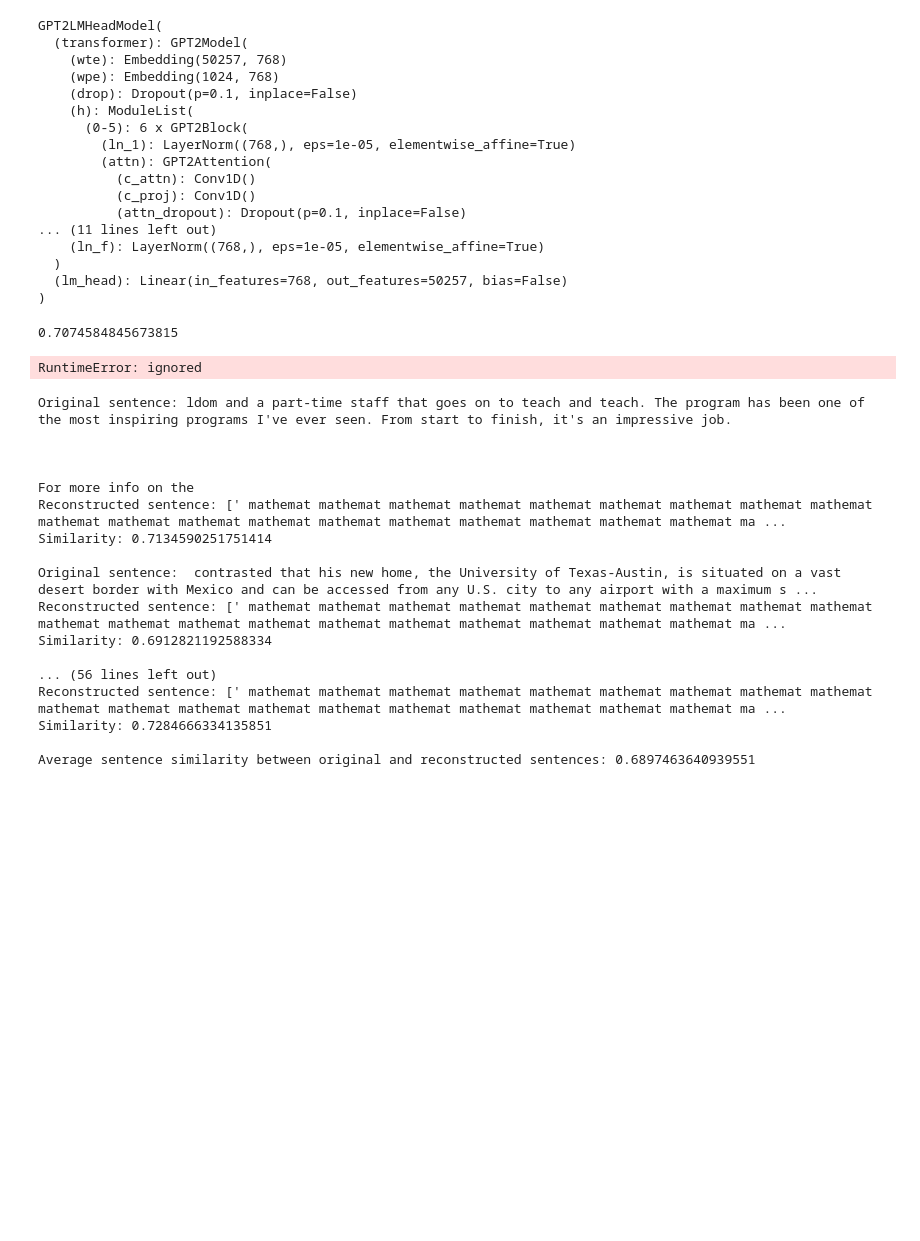
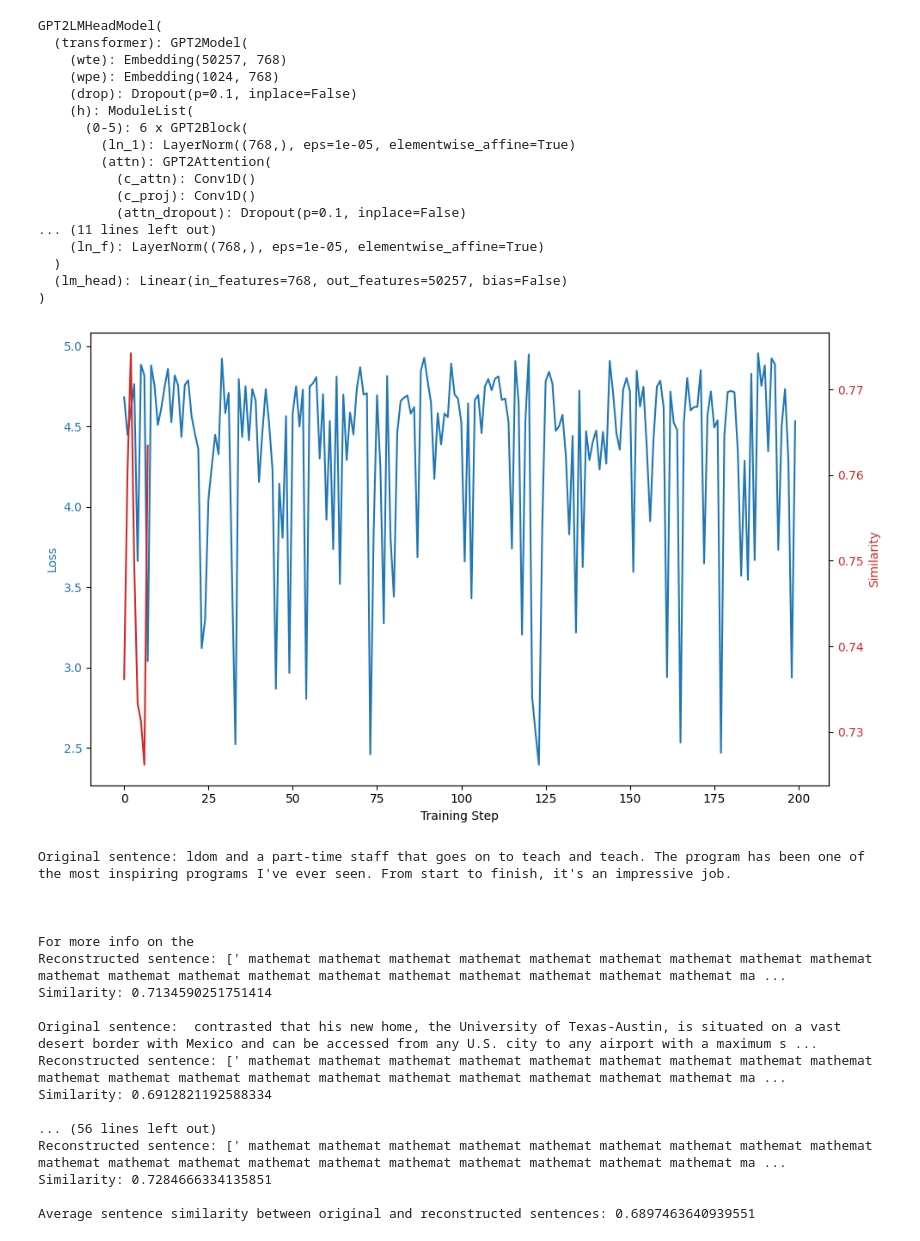
Before and after one commit to scottviteri/NNVisualizationWithAutoencoder, a Jupyter notebook: Deep_dream_for_llms.ipynb, the cells around one changed output. Cells and saved outputs as stored; diff of their text form; code cells hidden in the pictures; blank space fills up the shorter version.

```diff
--- a/Deep_dream_for_llms.ipynb
+++ b/Deep_dream_for_llms.ipynb
@@ -62,7 +47,6 @@ import transformers
 from transformers import AutoModel, AutoTokenizer, AutoModelForCausalLM
 from tqdm.auto import tqdm
 
-openai.api_key = input("Please enter your OpenAI API key: ")
-
+openai.api_key = "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"
 # Check if CUDA is available and choose device accordingly
 device = torch.device("cuda" if torch.cuda.is_available() else "cpu")
@@ -101,13 +83,17 @@ def unembed_and_decode(embeds_input):
   Also do this with the unembedding matrix as well.
   """
   with torch.no_grad():
-      # Get the pre-trained embeddings
-      pretrained_embeddings = model.transformer.wte.weight
-      # Calculate dot product between input embeddings and pre-trained embeddings
-      dot_product = torch.matmul(embeds_input, pretrained_embeddings.t())
+      with autocast():
+        # Get the pre-trained embeddings
+        pretrained_embeddings = model.transformer.wte.weight
+        # if pretrained_embeddings.dtype != embeds_input.dtype:
+          # These types don't match so we use auto cast.
+        #   print(f"types don't match, got for embeds inputs { embeds_input.dtype}, and {pretrained_embeddings.dtype} for embeddings matrix from gpt2 model")
+        # Calculate dot product between input embeddings and pre-trained embeddings
+        dot_product = torch.matmul(embeds_input, pretrained_embeddings.t())
 
-      # Get the index of the highest value along dimension 2 (tokens)
-      _, tokens = torch.max(dot_product, dim=2)
+        # Get the index of the highest value along dimension 2 (tokens)
+        _, tokens = torch.max(dot_product, dim=2)
 
   # Decode tokens into text using the tokenizer
   text = tokenizer.batch_decode(tokens.tolist(), skip_special_tokens=True)
@@ -330,6 +286,7 @@ class Gpt2AutoencoderBoth(torch.nn.Module):
         latent = self.encoder(inputs_embeds=input_embeds, attention_mask=attention_mask).logits
         projected = self.projection(latent)
         reconstructed_embeddings = self.decoder(inputs_embeds = projected).logits
+        assert reconstructed_embeddings.shape == input_embeds.shape, f"shape must match of input and output, got {reconstructed_embeddings.shape} and {input_embeds.shape}"
         return reconstructed_embeddings
 # %%
 def generate_sentence(model, tokenizer, max_length=50):
@@ -386,8 +343,6 @@ def calc_average_emb_distance(num_pairs):
     return np.mean(similarity_values)
 
 # calc_average_emb_distance(10) #0.6956303872374302
-# %% [output]
-0.7074584845673815
 # %%
 def train_autoencoder(autoencoder, criterion, optimizer, model, tokenizer, num_epochs=1000, print_every=1, save_path="transformer-autoencoder.pt", load_path=None):
     scaler = GradScaler()  # Enables mixed-precision training
@@ -455,19 +410,18 @@ def train_autoencoder(autoencoder, criterion, optimizer, model, tokenizer, num_e
 # %%
 # Initialize the tokenizer
 tokenizer = AutoTokenizer.from_pretrained('distilgpt2')
 
 # Initialize autoencoder
 autoencoder = Gpt2AutoencoderBoth('distilgpt2').to(device)
 
 # Initialize loss function, optimizer, and gradient scaler for mixed-precision training
 criterion = torch.nn.MSELoss()
 optimizer = torch.optim.AdamW(autoencoder.parameters())
-scaler = GradScaler()
 
 # Call the training function without a path to a checkpoint
-train_autoencoder(autoencoder, criterion, optimizer, model, tokenizer, num_epochs=10) #load_path =
+train_autoencoder(autoencoder, criterion, optimizer, model, tokenizer, num_epochs=200, print_every=25) #load_path =
 # %% [output]
-RuntimeError: ignored
+[figure, added]
 # %%
 def evaluate_autoencoder(autoencoder, model, tokenizer, num_samples=10, print_every=3):
     # Prepare the autoencoder for evaluation
```
Also changed, not shown: parts of 5 cells of this notebook.
